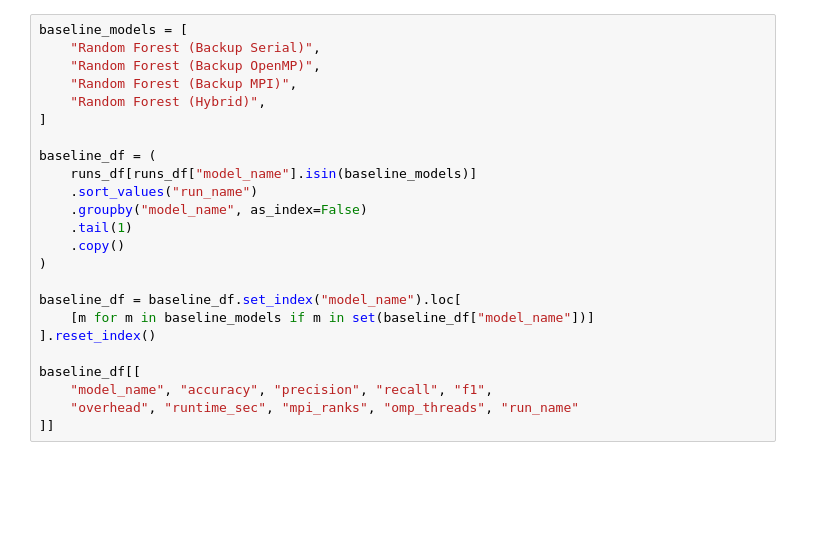
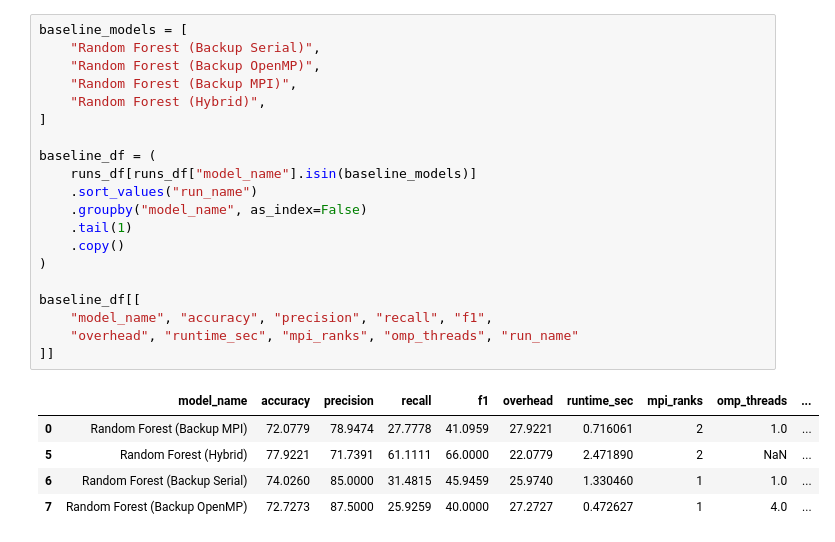
Before and after one commit to benstaahatch/csci4330-fall2025-group, a Jupyter notebook: Results/random_forest_results.ipynb, the cells around one changed output. Drawn from its saved outputs; the diff is of its cells as text; blank space fills up the shorter version.

```diff
--- a/Results/random_forest_results.ipynb
+++ b/Results/random_forest_results.ipynb
@@ -63,27 +97,29 @@ This section compares the latest run artifact for each of the main baseline mode
 # %%
 baseline_models = [
     "Random Forest (Backup Serial)",
     "Random Forest (Backup OpenMP)",
     "Random Forest (Backup MPI)",
     "Random Forest (Hybrid)",
 ]
 
 baseline_df = (
     runs_df[runs_df["model_name"].isin(baseline_models)]
     .sort_values("run_name")
     .groupby("model_name", as_index=False)
     .tail(1)
     .copy()
 )
 
-baseline_df = baseline_df.set_index("model_name").loc[
-    [m for m in baseline_models if m in set(baseline_df["model_name"])]
-].reset_index()
-
 baseline_df[[
     "model_name", "accuracy", "precision", "recall", "f1",
     "overhead", "runtime_sec", "mpi_ranks", "omp_threads", "run_name"
 ]]
+# %% [output]
+|  | model_name | accuracy | precision | recall | f1 | overhead | runtime_sec | mpi_ranks | omp_threads | ... |
+| 0 | Random Forest (Backup MPI) | 72.0779 | 78.9474 | 27.7778 | 41.0959 | 27.9221 | 0.716061 | 2 | 1.0 | ... |
+| 5 | Random Forest (Hybrid) | 77.9221 | 71.7391 | 61.1111 | 66.0000 | 22.0779 | 2.471890 | 2 | NaN | ... |
+| 6 | Random Forest (Backup Serial) | 74.0260 | 85.0000 | 31.4815 | 45.9459 | 25.9740 | 1.330460 | 1 | 1.0 | ... |
+| 7 | Random Forest (Backup OpenMP) | 72.7273 | 87.5000 | 25.9259 | 40.0000 | 27.2727 | 0.472627 | 1 | 4.0 | ... |
 # %%
 metric_columns = ["accuracy", "precision", "recall", "f1", "overhead"]
 fig, axes = plt.subplots(1, len(metric_columns), figsize=(22, 5), constrained_layout=True)
```
Also changed, not shown: parts of 23 cells of this notebook, 11 other files.
